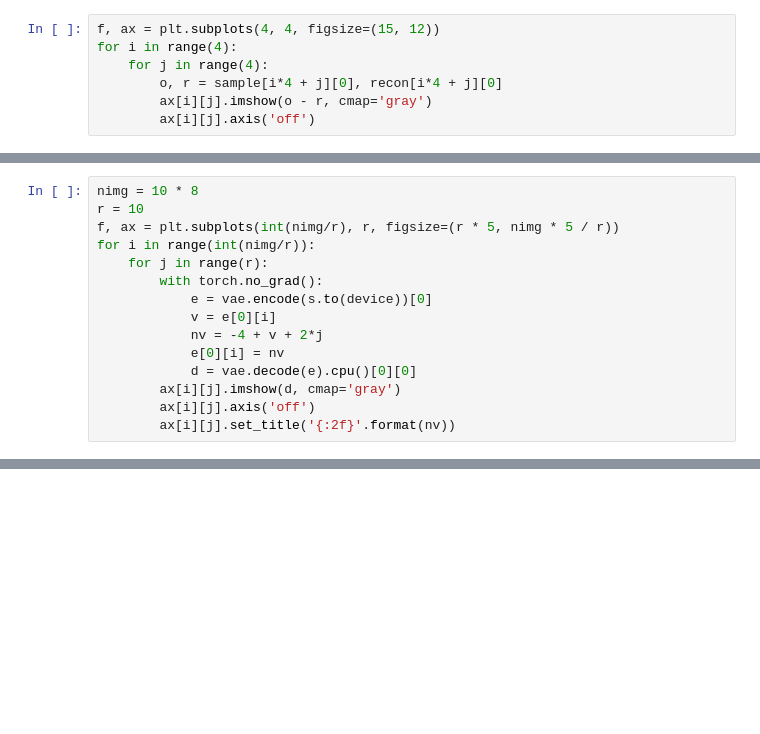
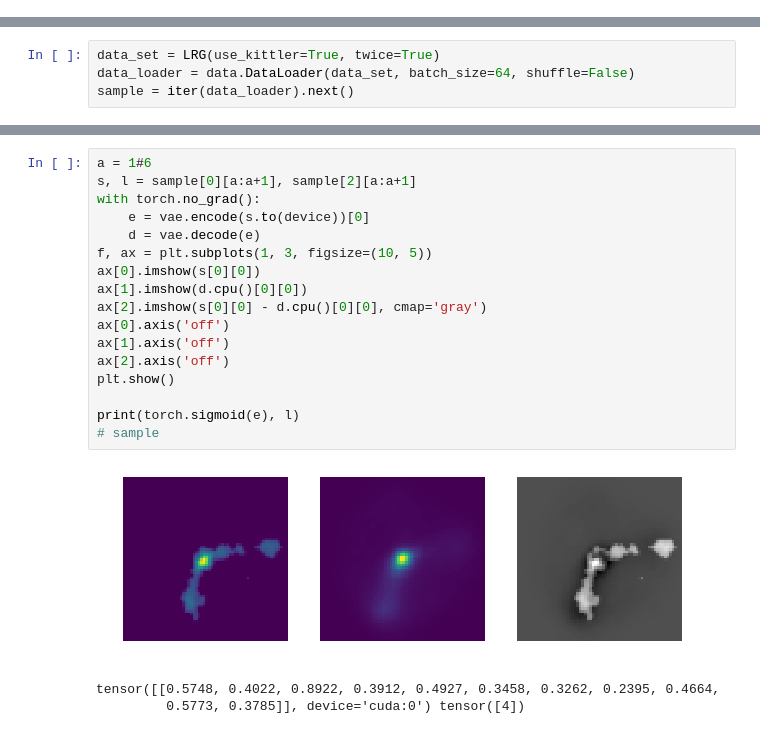
Before and after one commit to nottu/pytorch-autoencoder-tests, a Jupyter notebook: VAE_Torch.ipynb, the cells around one changed output, grey strips where cells are left out. Cells and saved outputs as stored; diff of their text form; blank space fills up the shorter version.

```diff
--- a/VAE_Torch.ipynb
+++ b/VAE_Torch.ipynb
@@ -238,7 +0,0 @@ for i in range(4):
-# %%
-f, ax = plt.subplots(4, 4, figsize=(15, 12))
-for i in range(4):
-    for j in range(4):
-        o, r = sample[i*4 + j][0], recon[i*4 + j][0]
-        ax[i][j].imshow(o - r, cmap='gray')
-        ax[i][j].axis('off')
@@ -270,15 +0,0 @@ tensor(-0.2540, device='cuda:0')
-# %%
-nimg = 10 * 8
-r = 10
-f, ax = plt.subplots(int(nimg/r), r, figsize=(r * 5, nimg * 5 / r))
-for i in range(int(nimg/r)):
-    for j in range(r):
-        with torch.no_grad():
-            e = vae.encode(s.to(device))[0]
-            v = e[0][i]
-            nv = -4 + v + 2*j
-            e[0][i] = nv
-            d = vae.decode(e).cpu()[0][0]
-        ax[i][j].imshow(d, cmap='gray')
-        ax[i][j].axis('off')
-        ax[i][j].set_title('{:2f}'.format(nv))
@@ -320,0 +26,4 @@ tensor([[ 0.5078,  0.4628,  0.4035, -0.4988, -1.5615, -0.6340,  1.6270,  0.5085]
+# %%
+data_set = LRG(use_kittler=True, twice=True)
+data_loader = data.DataLoader(data_set, batch_size=64, shuffle=False)
+sample = iter(data_loader).next()
@@ -320,0 +187,21 @@ tensor([[ 0.5078,  0.4628,  0.4035, -0.4988, -1.5615, -0.6340,  1.6270,  0.5085]
+# %%
+a = 1#6
+s, l = sample[0][a:a+1], sample[2][a:a+1]
+with torch.no_grad():
+    e = vae.encode(s.to(device))[0]
+    d = vae.decode(e)
+f, ax = plt.subplots(1, 3, figsize=(10, 5))
+ax[0].imshow(s[0][0])
+ax[1].imshow(d.cpu()[0][0])
+ax[2].imshow(s[0][0] - d.cpu()[0][0], cmap='gray')
+ax[0].axis('off')
+ax[1].axis('off')
+ax[2].axis('off')
+plt.show()
+
+print(torch.sigmoid(e), l)
+# sample
+# %% [output]
+[figure, added]
+tensor([[0.5748, 0.4022, 0.8922, 0.3912, 0.4927, 0.3458, 0.3262, 0.2395, 0.4664,
+         0.5773, 0.3785]], device='cuda:0') tensor([4])
```
Also changed, not shown: parts of 42 cells of this notebook, 3 other files.
